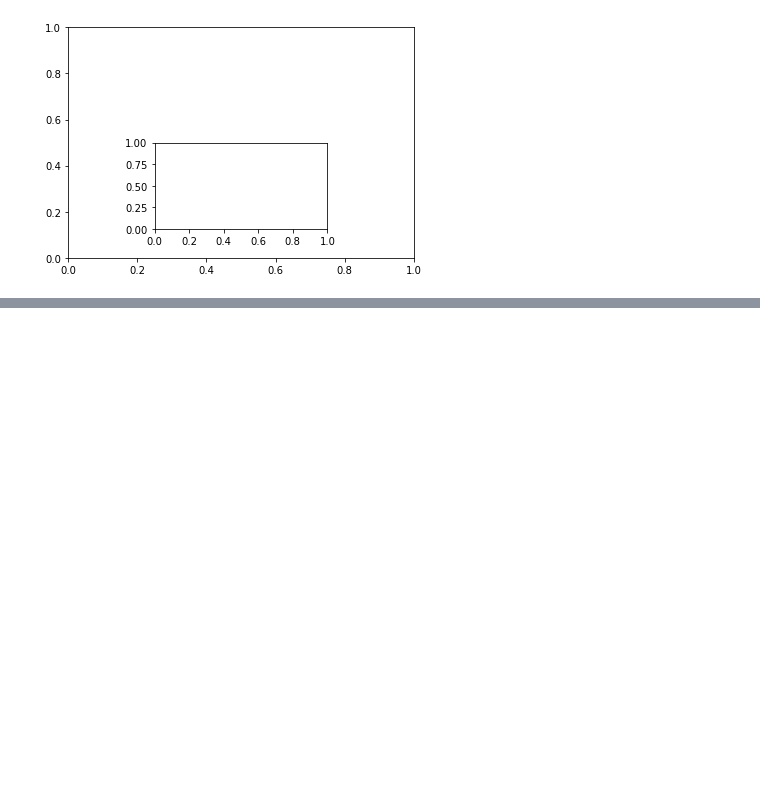
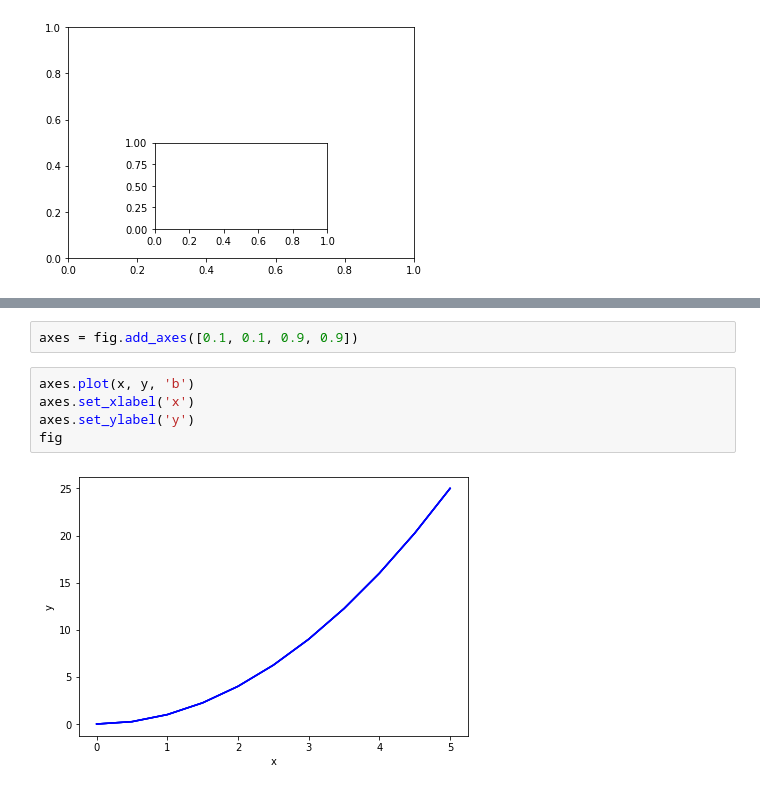
Before and after one commit to bolisettisk/Udemy-Python, a Jupyter notebook: 05-Data-Visualization-with-Matplotlib/Untitled.ipynb, the cells around one changed output, grey strips where cells are left out. Saved outputs shown, nothing was run; the diff lists cells and outputs as text; blank space fills up the shorter version.

```diff
--- a/05-Data-Visualization-with-Matplotlib/Untitled.ipynb
+++ b/05-Data-Visualization-with-Matplotlib/Untitled.ipynb
@@ -26,0 +34,9 @@ fig.add_axes()
+# %%
+axes = fig.add_axes([0.1, 0.1, 0.9, 0.9])
+# %%
+axes.plot(x, y, 'b')
+axes.set_xlabel('x')
+axes.set_ylabel('y')
+fig
+# %% [output]
+[figure, added]
```
Also changed, not shown: parts of 4 cells of this notebook, 7 other files.
